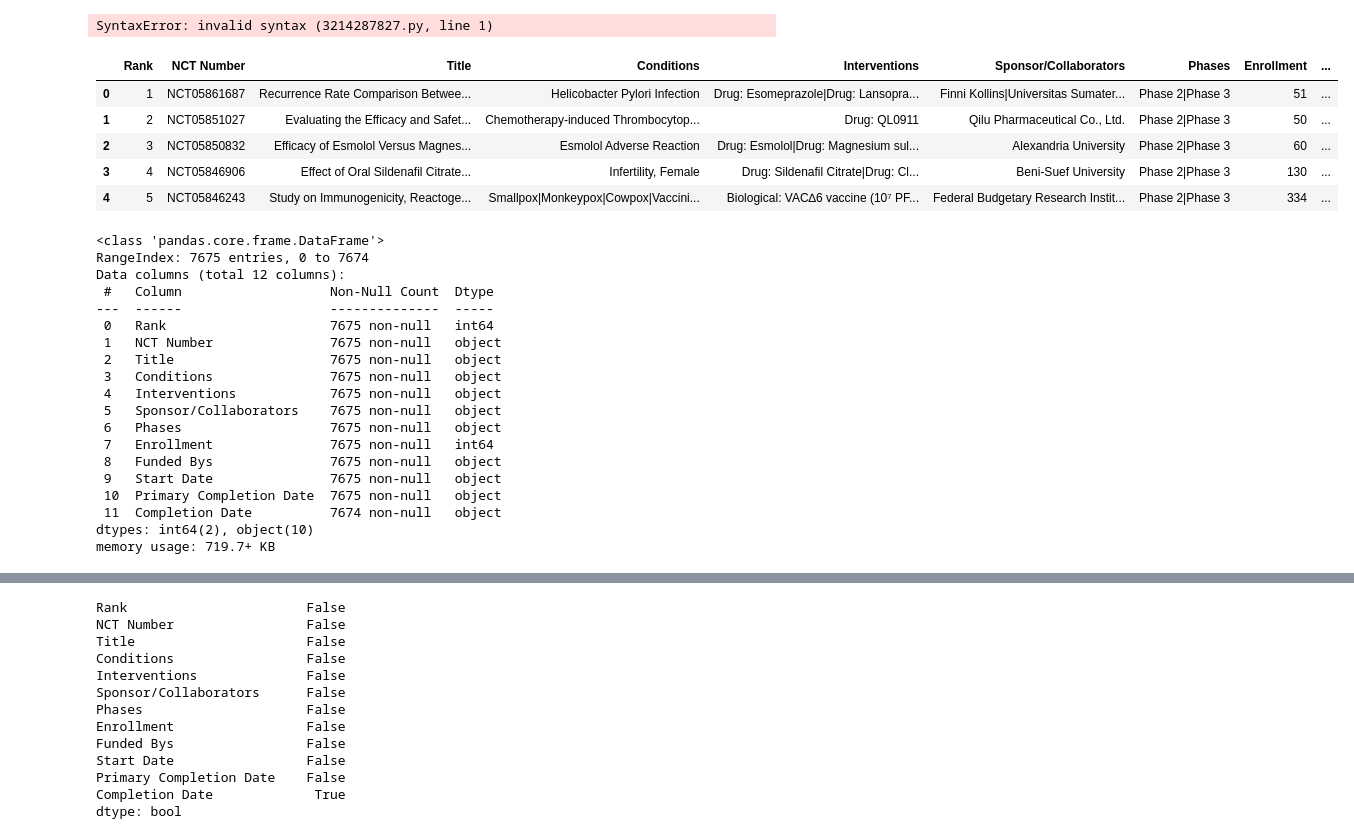
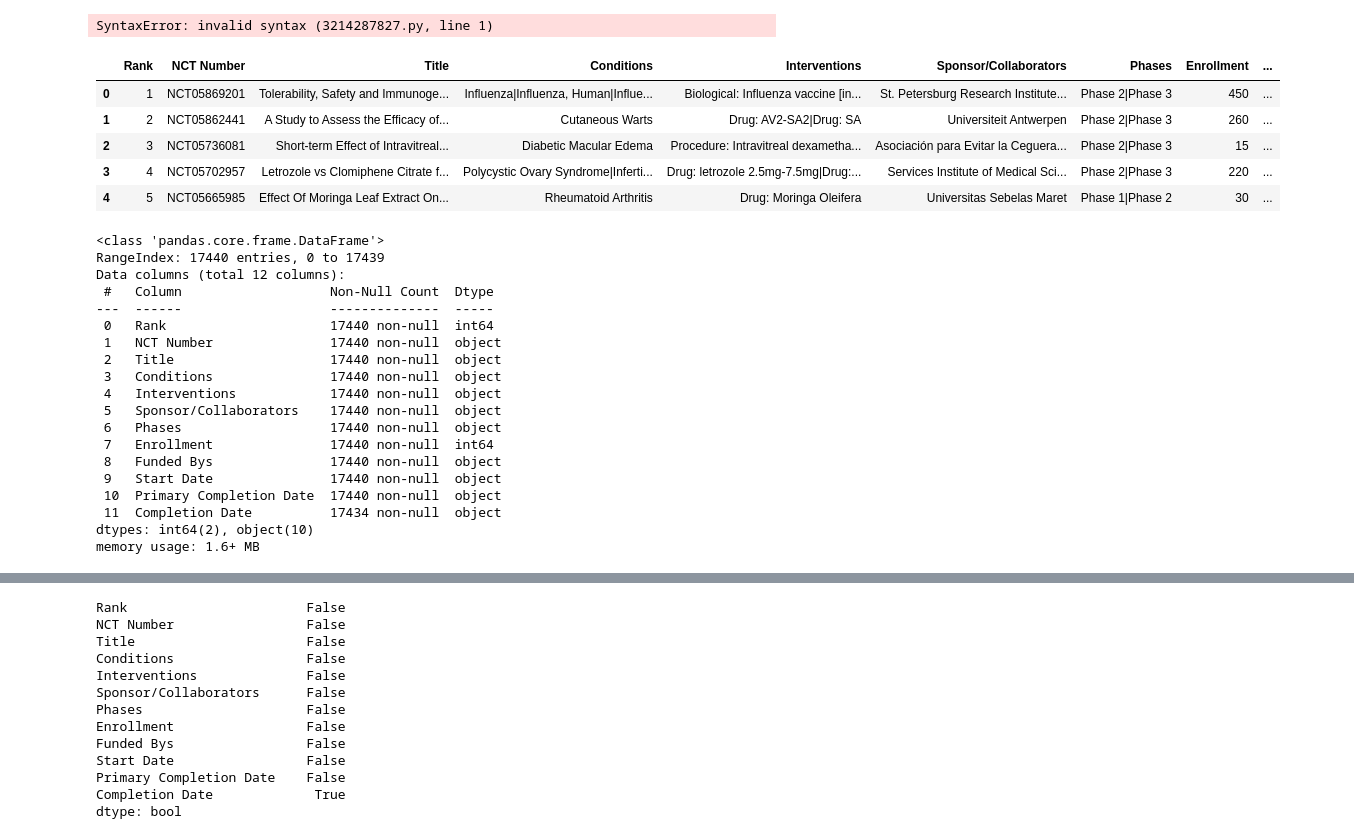
Before and after one commit to muireanncallaghan/UCDPA_muireann, a Jupyter notebook: clinical_trials.ipynb, the cells around one changed output, grey strips where cells are left out. Cells and saved outputs as stored; diff of their text form; code cells hidden in the pictures.

```diff
--- a/clinical_trials.ipynb
+++ b/clinical_trials.ipynb
@@ -11,42 +11,46 @@ from matplotlib import pyplot as plt
 #Import seaborn for visualisations
 import seaborn as sns
 # %%
-#Load the clinical trials data from the CSV file in same directory as df
-df = pd.read_csv("completed_interventional_clinical_trials_May2021-Apr2023.csv")
+#Load the clinical trials data from both of the CSV file in same directory as may2021_apr2022 and may2019_apr2021
+may2021_apr2022 = pd.read_csv("completed_interventional_clinical_trials_May2021-Apr2023.csv")
+may2019_apr2021 = pd.read_csv("completed_interventional_clinical_trials_May2019-Apr2021.csv")
+# %%
+#Join the two tables together by appending them in a new dataframe called trials_df
+trials_df = pd.concat([may2019_apr2021, may2021_apr2022], ignore_index=True, verify_integrity=True)
 # %%
 Exploring the DataFrame
 # %% [output]
 SyntaxError: invalid syntax (3214287827.py, line 1)
 # %%
 #Look at first 5 rows of data to get a better sense of the dataset.
-df.head()
+trials_df.head()
 # %% [output]
 |  | Rank | NCT Number | Title | Conditions | Interventions | Sponsor/Collaborators | Phases | Enrollment | ... |
-| 0 | 1 | NCT05861687 | Recurrence Rate Comparison Betwee... | Helicobacter Pylori Infection | Drug: Esomeprazole|Drug: Lansopra... | Finni Kollins|Universitas Sumater... | Phase 2|Phase 3 | 51 | ... |
-| 1 | 2 | NCT05851027 | Evaluating the Efficacy and Safet... | Chemotherapy-induced Thrombocytop... | Drug: QL0911 | Qilu Pharmaceutical Co., Ltd. | Phase 2|Phase 3 | 50 | ... |
-| 2 | 3 | NCT05850832 | Efficacy of Esmolol Versus Magnes... | Esmolol Adverse Reaction | Drug: Esmolol|Drug: Magnesium sul... | Alexandria University | Phase 2|Phase 3 | 60 | ... |
-| 3 | 4 | NCT05846906 | Effect of Oral Sildenafil Citrate... | Infertility, Female | Drug: Sildenafil Citrate|Drug: Cl... | Beni-Suef University | Phase 2|Phase 3 | 130 | ... |
-| 4 | 5 | NCT05846243 | Study on Immunogenicity, Reactoge... | Smallpox|Monkeypox|Cowpox|Vaccini... | Biological: VAC∆6 vaccine (10⁷ PF... | Federal Budgetary Research Instit... | Phase 2|Phase 3 | 334 | ... |
+| 0 | 1 | NCT05869201 | Tolerability, Safety and Immunoge... | Influenza|Influenza, Human|Influe... | Biological: Influenza vaccine [in... | St. Petersburg Research Institute... | Phase 2|Phase 3 | 450 | ... |
+| 1 | 2 | NCT05862441 | A Study to Assess the Efficacy of... | Cutaneous Warts | Drug: AV2-SA2|Drug: SA | Universiteit Antwerpen | Phase 2|Phase 3 | 260 | ... |
+| 2 | 3 | NCT05736081 | Short-term Effect of Intravitreal... | Diabetic Macular Edema | Procedure: Intravitreal dexametha... | Asociación para Evitar la Ceguera... | Phase 2|Phase 3 | 15 | ... |
+| 3 | 4 | NCT05702957 | Letrozole vs Clomiphene Citrate f... | Polycystic Ovary Syndrome|Inferti... | Drug: letrozole 2.5mg-7.5mg|Drug:... | Services Institute of Medical Sci... | Phase 2|Phase 3 | 220 | ... |
+| 4 | 5 | NCT05665985 | Effect Of Moringa Leaf Extract On... | Rheumatoid Arthritis | Drug: Moringa Oleifera | Universitas Sebelas Maret | Phase 1|Phase 2 | 30 | ... |
 # %%
 #Finding out number of data entries, columns, data types, and assessing quality of dataset (no. blank cells)
-df.info()
+trials_df.info()
 # %% [output]
 <class 'pandas.core.frame.DataFrame'>
-RangeIndex: 7675 entries, 0 to 7674
+RangeIndex: 17440 entries, 0 to 17439
 Data columns (total 12 columns):
  #   Column                   Non-Null Count  Dtype
 ---  ------                   --------------  -----
- 0   Rank                     7675 non-null   int64
- 1   NCT Number               7675 non-null   object
- 2   Title                    7675 non-null   object
- 3   Conditions               7675 non-null   object
- 4   Interventions            7675 non-null   object
- 5   Sponsor/Collaborators    7675 non-null   object
- 6   Phases                   7675 non-null   object
- 7   Enrollment               7675 non-null   int64
- 8   Funded Bys               7675 non-null   object
- 9   Start Date               7675 non-null   object
- 10  Primary Completion Date  7675 non-null   object
- 11  Completion Date          7674 non-null   object
+ 0   Rank                     17440 non-null  int64
+ 1   NCT Number               17440 non-null  object
+ 2   Title                    17440 non-null  object
+ 3   Conditions               17440 non-null  object
+ 4   Interventions            17440 non-null  object
+ 5   Sponsor/Collaborators    17440 non-null  object
+ 6   Phases                   17440 non-null  object
+ 7   Enrollment               17440 non-null  int64
+ 8   Funded Bys               17440 non-null  object
+ 9   Start Date               17440 non-null  object
+ 10  Primary Completion Date  17440 non-null  object
+ 11  Completion Date          17434 non-null  object
 dtypes: int64(2), object(10)
-memory usage: 719.7+ KB
+memory usage: 1.6+ MB
```
Also changed, not shown: parts of 9 cells of this notebook, 1 other file.
